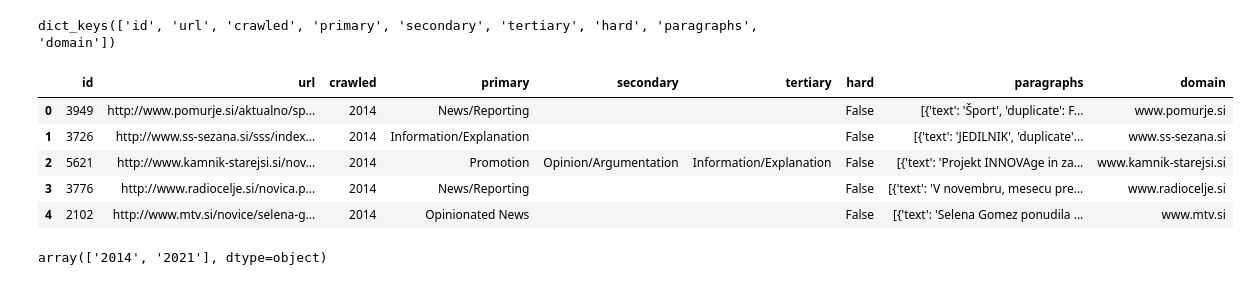
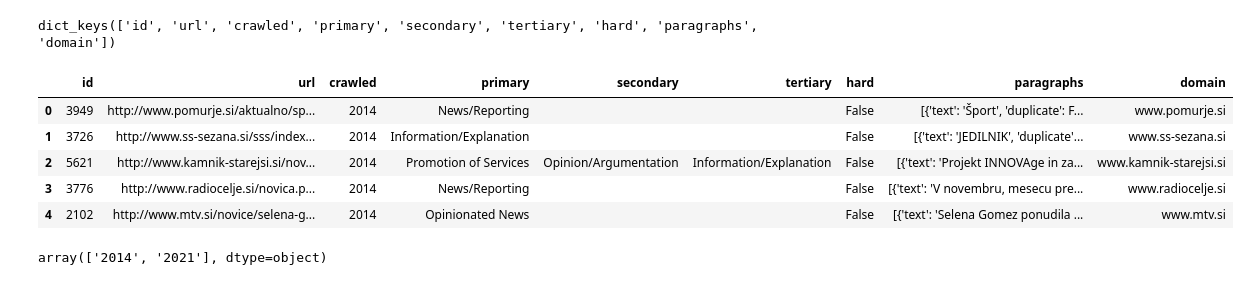
Before and after one commit to TajaKuzman/Transformers-GINCO-Experiments, a Jupyter notebook: 1_data_preparation.ipynb, the cells around one changed output. Cells and saved outputs as stored; diff of their text form; code cells hidden in the pictures.

```diff
--- a/1_data_preparation.ipynb
+++ b/1_data_preparation.ipynb
@@ -18,8 +18,10 @@ Rarely occuring primary and secondary labels will be changed as per `Dictionarie
 first = {"Script/Drama":"Other", "Lyrical":"Other","FAQ":"Other"}
 
 # Second step - categories (marked by the arrow in the hierarchy figure) are merged with similar categories:
-second = {"Recipe":"Instruction", "Research Article":"Information/Explanation", "Review":"Opinion/Argumentation", "Promotion of Services":"Promotion", "Promotion of a Product":"Promotion", "Invitation":"Promotion"}
+# second = {"Recipe":"Instruction", "Research Article":"Information/Explanation", "Review":"Opinion/Argumentation", "Promotion of Services":"Promotion", "Promotion of a Product":"Promotion", "Invitation":"Promotion"}
+second = dict()
 # %%
+change_counter = 0
 for i, document in enumerate(dataset):
     primary = document["primary"]
     secondary = document["secondary"]
@@ -27,17 +29,22 @@ for i, document in enumerate(dataset):
     if primary in first.keys():
         #print(f"Changing primary from {primary} to {first[primary]}")
         document["primary"] = first[primary]
+        change_counter += 1
 
     if secondary in first.keys():
         #print(f"Changing secondary from {secondary} to {first[secondary]}")
         document["secondary"] = first[secondary]
+        change_counter += 1
 
     if primary in second.keys():
         #print(f"Changing primary from {primary} to {second[primary]}")
         document["primary"] = second[primary]
+        change_counter += 1
 
     if secondary in second.keys():
         #print(f"Changing secondary from {secondary} to {second[secondary]}")
         document["secondary"] = second[secondary]
+        change_counter += 1
 
     dataset[i] = document
+change_counter
@@ -131,15 +127,15 @@ for field in fields:
 # %%
 import pandas as pd
 
 df = pd.DataFrame(data=tabular_dataset)
 interim_dir = "/home/peterr/macocu/task5_webgenres/data/interim"
-df.to_csv(interim_dir+"/tabular.csv", index=False)
+df.to_csv(interim_dir+"/tabular_2.csv", index=False)
 df.head()
 # %% [output]
 |  | id | url | crawled | primary | secondary | tertiary | hard | paragraphs | domain |
 | 0 | 3949 | http://www.pomurje.si/aktualno/sp... | 2014 | News/Reporting |  |  | False | [{'text': 'Šport', 'duplicate': F... | www.pomurje.si |
 | 1 | 3726 | http://www.ss-sezana.si/sss/index... | 2014 | Information/Explanation |  |  | False | [{'text': 'JEDILNIK', 'duplicate'... | www.ss-sezana.si |
-| 2 | 5621 | http://www.kamnik-starejsi.si/nov... | 2014 | Promotion | Opinion/Argumentation | Information/Explanation | False | [{'text': 'Projekt INNOVAge in za... | www.kamnik-starejsi.si |
+| 2 | 5621 | http://www.kamnik-starejsi.si/nov... | 2014 | Promotion of Services | Opinion/Argumentation | Information/Explanation | False | [{'text': 'Projekt INNOVAge in za... | www.kamnik-starejsi.si |
 | 3 | 3776 | http://www.radiocelje.si/novica.p... | 2014 | News/Reporting |  |  | False | [{'text': 'V novembru, mesecu pre... | www.radiocelje.si |
 | 4 | 2102 | http://www.mtv.si/novice/selena-g... | 2014 | Opinionated News |  |  | False | [{'text': 'Selena Gomez ponudila ... | www.mtv.si |
 # %%
```
Also changed, not shown: parts of 11 cells of this notebook, 15 other files.
